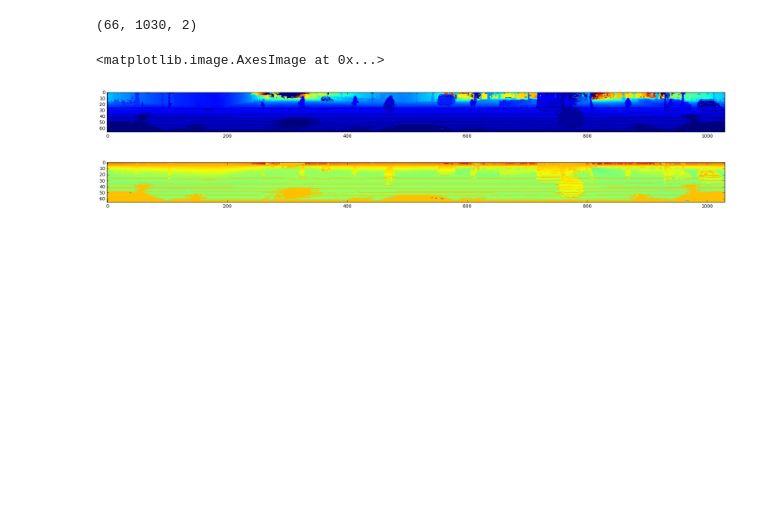
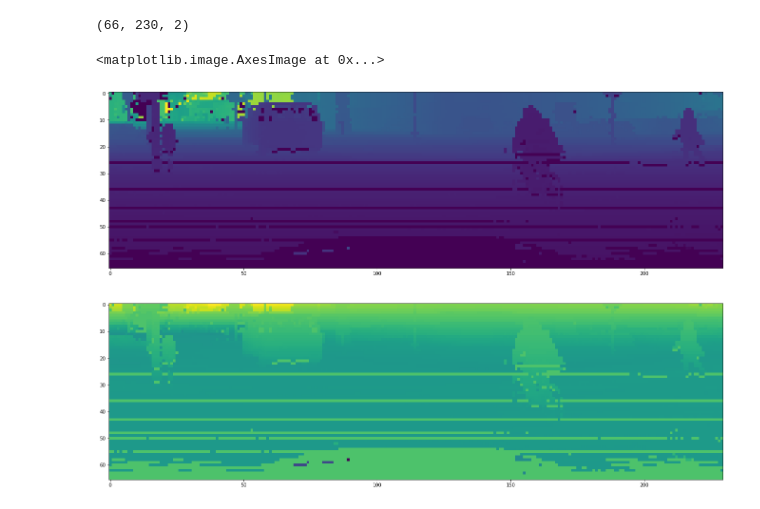
Before and after one commit to hb0702/Didi_challenge_2017_Python, a Jupyter notebook: util_func.ipynb, the cells around one changed output. Drawn from its saved outputs; the diff is of its cells as text; code cells hidden in the pictures; blank space fills up the shorter version.

Commit message:
add visualization of lidar

```diff
--- a/util_func.ipynb
+++ b/util_func.ipynb
@@ -4,0 +7,13 @@ import matplotlib.pyplot as plt
+# %%
+gt_box3d = np.load('./Code_sample/didi-udacity-2017/data/one_frame/gt_boxes3d.npy')
+gt_label = np.load('./Code_sample/didi-udacity-2017/data/one_frame/gt_labels.npy')
+gt_top_box = np.load('./Code_sample/didi-udacity-2017/data/one_frame/gt_top_boxes.npy')
+lidar = np.load('./Code_sample/didi-udacity-2017/data/one_frame/lidar.npy')
+rgb = np.load('./Code_sample/didi-udacity-2017/data/one_frame/rgb.npy')
+top = np.load('./Code_sample/didi-udacity-2017/data/one_frame/top.npy')
+print('gt_box3d: ', gt_box3d.shape)
+print('gt_label: ', gt_label.shape)
+print('gt_top_box: ', gt_top_box.shape)
+print('lidar: ', lidar.shape)
+print('rgb: ', rgb.shape)
+print('top: ', top.shape)
@@ -31,7 +59,7 @@ def cylindrical_projection(lidar,
         d[d>d_max] = d_max
 
 
-    theta = np.arctan2(y, x)
+    theta = np.arctan2(-y, x)
     phi = -np.arctan2(z, d)
 
     x_view = np.int16(np.ceil((theta*180/np.pi - hor_fov[0])/h_res))
@@ -57,18 +85,17 @@ def cylindrical_projection(lidar,
     view[y_view,x_view] = d_z
     return view
 # %%
-lidar = np.load('../Didi_challenge/Code_sample/didi-udacity-2017/data/one_frame/lidar.npy')
 view = cylindrical_projection(lidar,
                            ver_fov = (-24.9, 2.),
-                           hor_fov = (-180,180),
+                           hor_fov = (-40,40),
                            v_res = 0.42,
                            h_res = 0.35,
-                           d_max = 100)
+                           d_max = None)
 print(view.shape)
-fig, ax = plt.subplots(2,1, figsize = (24,5))
+fig, ax = plt.subplots(2,1, figsize = (24,15))
 ax[0].imshow(view[:,:,0])
 ax[1].imshow(view[:,:,1])
 # %% [output]
-(66, 1030, 2)
+(66, 230, 2)
 <matplotlib.image.AxesImage at 0x...>
-[figure, old version]
+[figure, new version]
```
Also changed, not shown: parts of 5 cells of this notebook.
